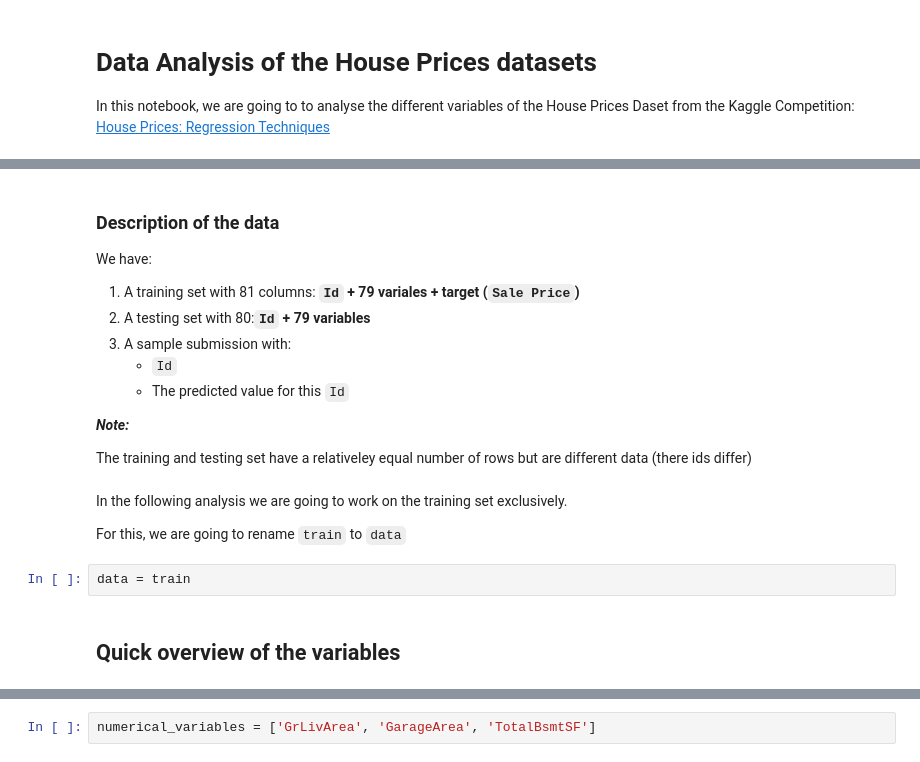
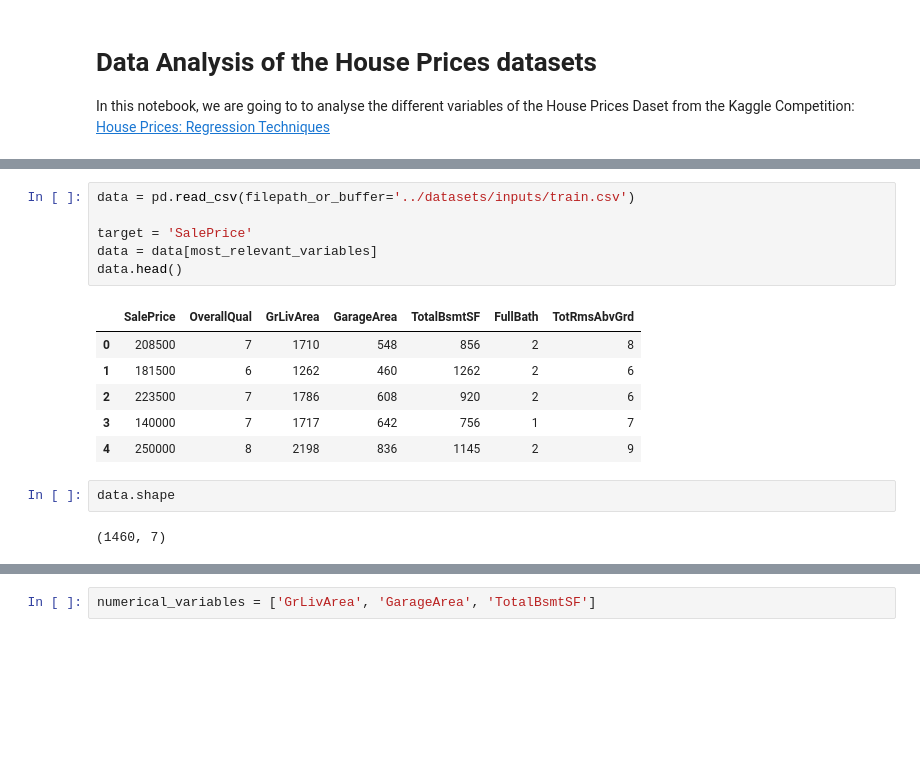
Before and after one commit to lohiermichael/house-prices-prediction, a Jupyter notebook: notebooks/2.with_main_variables.ipynb, the cells around one changed output, grey strips where cells are left out. Cells and saved outputs as stored; diff of their text form; blank space fills up the shorter version.

```diff
--- a/notebooks/2.with_main_variables.ipynb
+++ b/notebooks/2.with_main_variables.ipynb
@@ -81,22 +44,17 @@ Sample submission data shape:  (1459, 2)
-# %% [markdown]
-### Description of the data
-
-We have:
-
-1. A training set with 81 columns: **`Id` + 79 variales + target (`Sale Price`)**
-2. A testing set with 80:**`Id` + 79 variables**
-3. A sample submission with:
-    - `Id`
-    - The predicted value for this `Id`
-
-***Note:***
-
-The training and testing set have a relativeley equal number of rows but are different data (there ids differ)
-# %% [markdown]
-In the following analysis we are going to work on the training set exclusively.
-
-For this, we are going to rename `train` to `data`
+# %%
+data = pd.read_csv(filepath_or_buffer='../datasets/inputs/train.csv')
+
+target = 'SalePrice'
+data = data[most_relevant_variables]
+data.head()
+# %% [output]
+|  | SalePrice | OverallQual | GrLivArea | GarageArea | TotalBsmtSF | FullBath | TotRmsAbvGrd |
+| 0 | 208500 | 7 | 1710 | 548 | 856 | 2 | 8 |
+| 1 | 181500 | 6 | 1262 | 460 | 1262 | 2 | 6 |
+| 2 | 223500 | 7 | 1786 | 608 | 920 | 2 | 6 |
+| 3 | 140000 | 7 | 1717 | 642 | 756 | 1 | 7 |
+| 4 | 250000 | 8 | 2198 | 836 | 1145 | 2 | 9 |
 # %%
-data = train
+data.shape
+# %% [output]
+(1460, 7)
-# %% [markdown]
-## Quick overview of the variables
```
Also changed, not shown: parts of 73 cells of this notebook.
